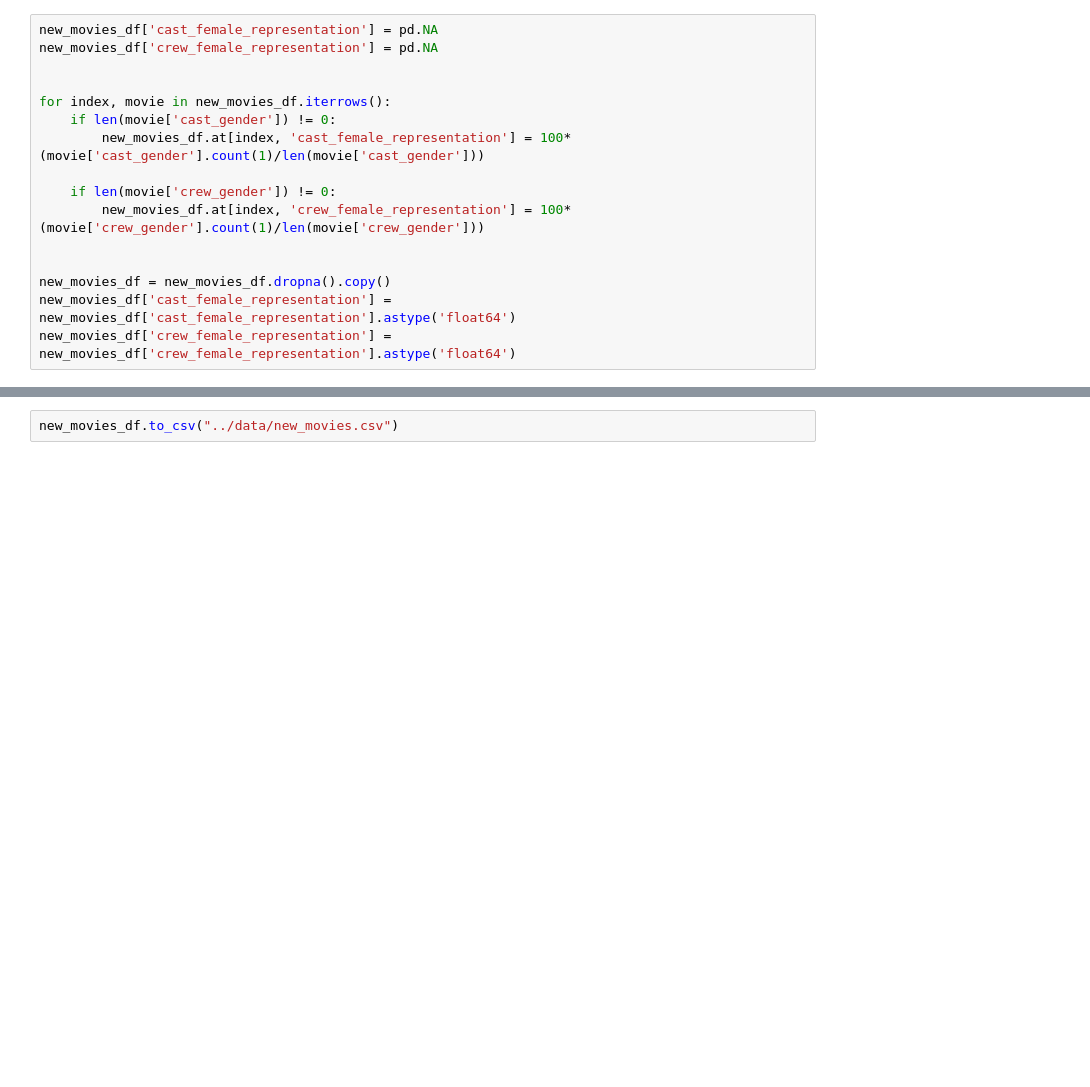
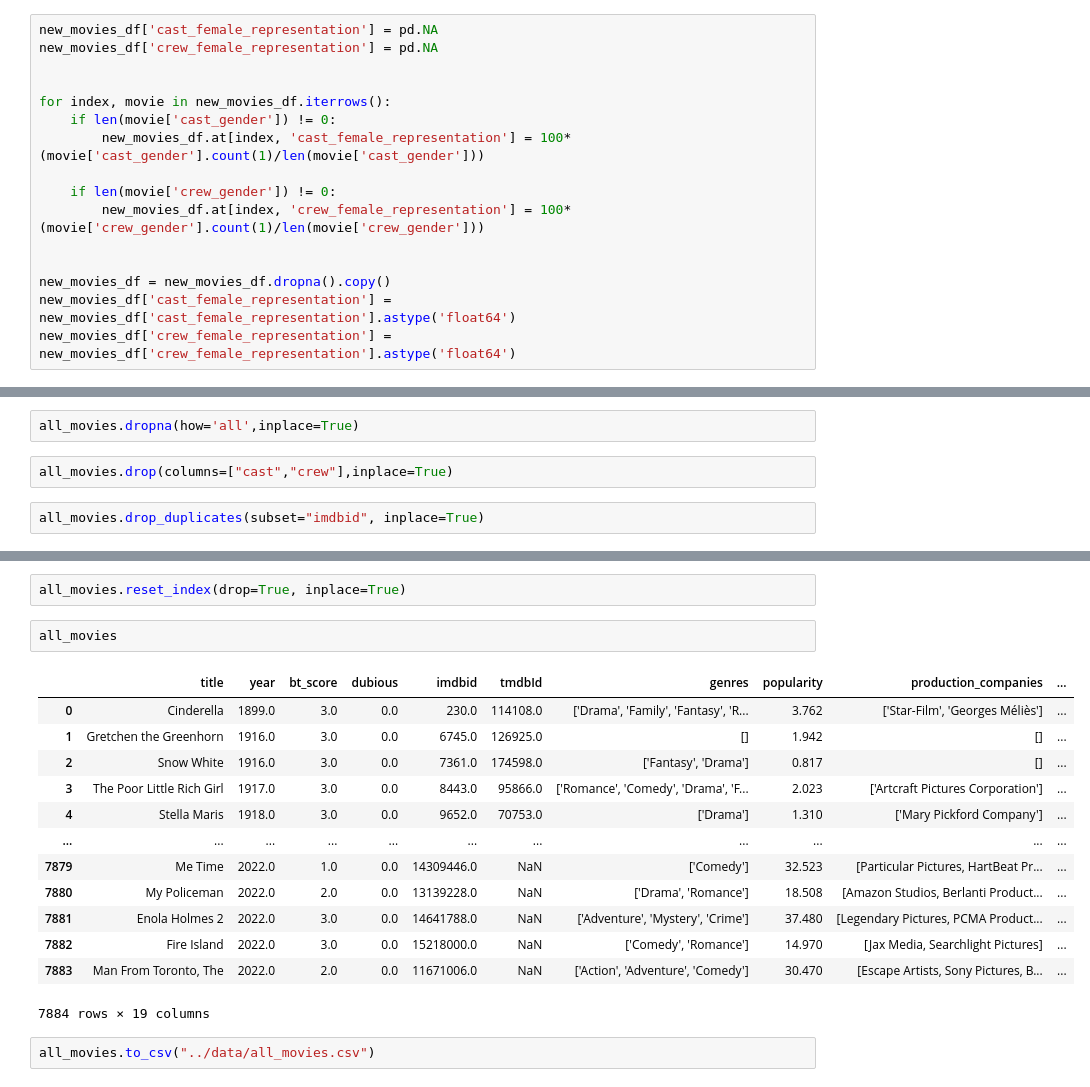
Before and after one commit to luciaaguzzoni/Bechdel-Test-Data-Analysis, a Jupyter notebook: notebook/2. TMDB.ipynb, the cells around one changed output, grey strips where cells are left out. Cells and saved outputs as stored; diff of their text form; blank space fills up the shorter version.

```diff
--- a/notebook/2. TMDB.ipynb
+++ b/notebook/2. TMDB.ipynb
@@ -272,0 +368,6 @@ new_movies_df
+# %%
+all_movies.dropna(how='all',inplace=True)
+# %%
+all_movies.drop(columns=["cast","crew"],inplace=True)
+# %%
+all_movies.drop_duplicates(subset="imdbid", inplace=True)
@@ -273,2 +394,20 @@ new_movies_df
+# %%
+all_movies.reset_index(drop=True, inplace=True)
+# %%
+all_movies
+# %% [output]
+|  | title | year | bt_score | dubious | imdbid | tmdbId | genres | popularity | production_companies | ... |
+| 0 | Cinderella | 1899.0 | 3.0 | 0.0 | 230.0 | 114108.0 | ['Drama', 'Family', 'Fantasy', 'R... | 3.762 | ['Star-Film', 'Georges Méliès'] | ... |
+| 1 | Gretchen the Greenhorn | 1916.0 | 3.0 | 0.0 | 6745.0 | 126925.0 | [] | 1.942 | [] | ... |
+| 2 | Snow White | 1916.0 | 3.0 | 0.0 | 7361.0 | 174598.0 | ['Fantasy', 'Drama'] | 0.817 | [] | ... |
+| 3 | The Poor Little Rich Girl | 1917.0 | 3.0 | 0.0 | 8443.0 | 95866.0 | ['Romance', 'Comedy', 'Drama', 'F... | 2.023 | ['Artcraft Pictures Corporation'] | ... |
+| 4 | Stella Maris | 1918.0 | 3.0 | 0.0 | 9652.0 | 70753.0 | ['Drama'] | 1.310 | ['Mary Pickford Company'] | ... |
+| ... | ... | ... | ... | ... | ... | ... | ... | ... | ... | ... |
+| 7879 | Me Time | 2022.0 | 1.0 | 0.0 | 14309446.0 | NaN | ['Comedy'] | 32.523 | [Particular Pictures, HartBeat Pr... | ... |
+| 7880 | My Policeman | 2022.0 | 2.0 | 0.0 | 13139228.0 | NaN | ['Drama', 'Romance'] | 18.508 | [Amazon Studios, Berlanti Product... | ... |
+| 7881 | Enola Holmes 2 | 2022.0 | 3.0 | 0.0 | 14641788.0 | NaN | ['Adventure', 'Mystery', 'Crime'] | 37.480 | [Legendary Pictures, PCMA Product... | ... |
+| 7882 | Fire Island | 2022.0 | 3.0 | 0.0 | 15218000.0 | NaN | ['Comedy', 'Romance'] | 14.970 | [Jax Media, Searchlight Pictures] | ... |
+| 7883 | Man From Toronto, The | 2022.0 | 2.0 | 0.0 | 11671006.0 | NaN | ['Action', 'Adventure', 'Comedy'] | 30.470 | [Escape Artists, Sony Pictures, B... | ... |
+7884 rows × 19 columns
 # %%
-new_movies_df.to_csv("../data/new_movies.csv")
+all_movies.to_csv("../data/all_movies.csv")
```
Also changed, not shown: parts of 12 cells of this notebook, 9 other files.
